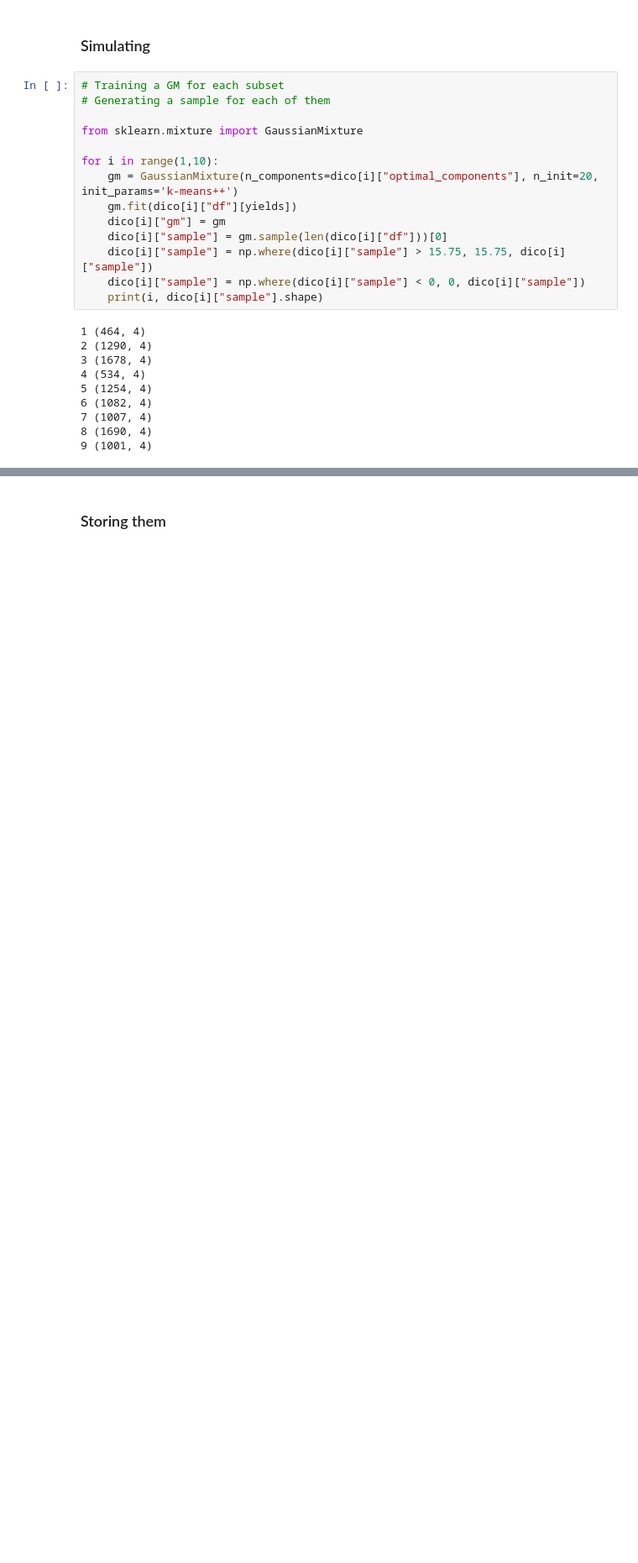
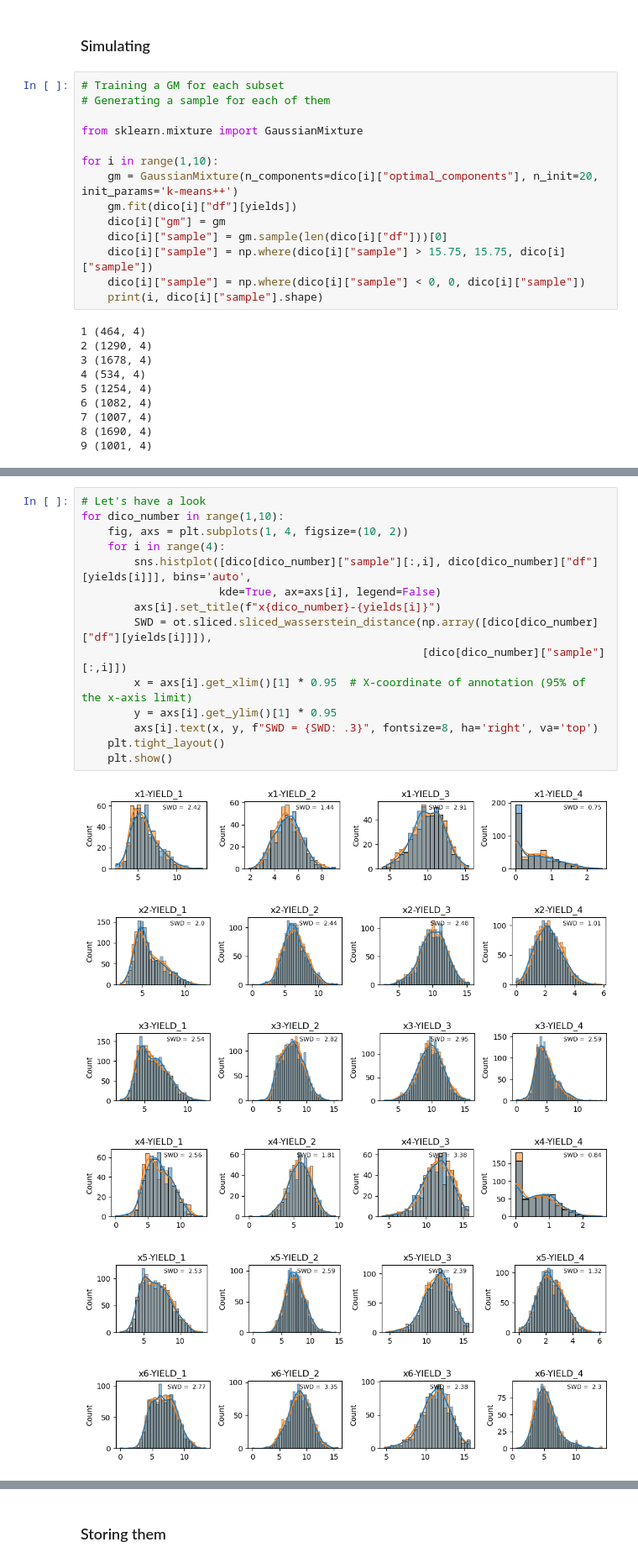
Before and after one commit to FrancoisLbrn/genhack3_crazy_farmers, a Jupyter notebook: matt_GMM.ipynb, the cells around one changed output, grey strips where cells are left out. Shown at 84% size. Saved outputs shown, nothing was run; the diff lists cells and outputs as text; blank space fills up the shorter version.

```diff
--- a/matt_GMM.ipynb
+++ b/matt_GMM.ipynb
@@ -242,0 +225,22 @@ for dico_number in range(1,10):
+# %%
+# Let's have a look
+for dico_number in range(1,10):
+    fig, axs = plt.subplots(1, 4, figsize=(10, 2))
+    for i in range(4):
+        sns.histplot([dico[dico_number]["sample"][:,i], dico[dico_number]["df"][yields[i]]], bins='auto',
+                     kde=True, ax=axs[i], legend=False)
+        axs[i].set_title(f"x{dico_number}-{yields[i]}")
+        SWD = ot.sliced.sliced_wasserstein_distance(np.array([dico[dico_number]["df"][yields[i]]]),
+                                                    [dico[dico_number]["sample"][:,i]])
+        x = axs[i].get_xlim()[1] * 0.95  # X-coordinate of annotation (95% of the x-axis limit)
+        y = axs[i].get_ylim()[1] * 0.95
+        axs[i].text(x, y, f"SWD = {SWD: .3}", fontsize=8, ha='right', va='top')
+    plt.tight_layout()
+    plt.show()
+# %% [output]
+[figure, added]
+[figure, added]
+[figure, added]
+[figure, added]
+[figure, added]
+[figure, added]
```
Also changed, not shown: parts of 7 cells of this notebook, 1 other file.
